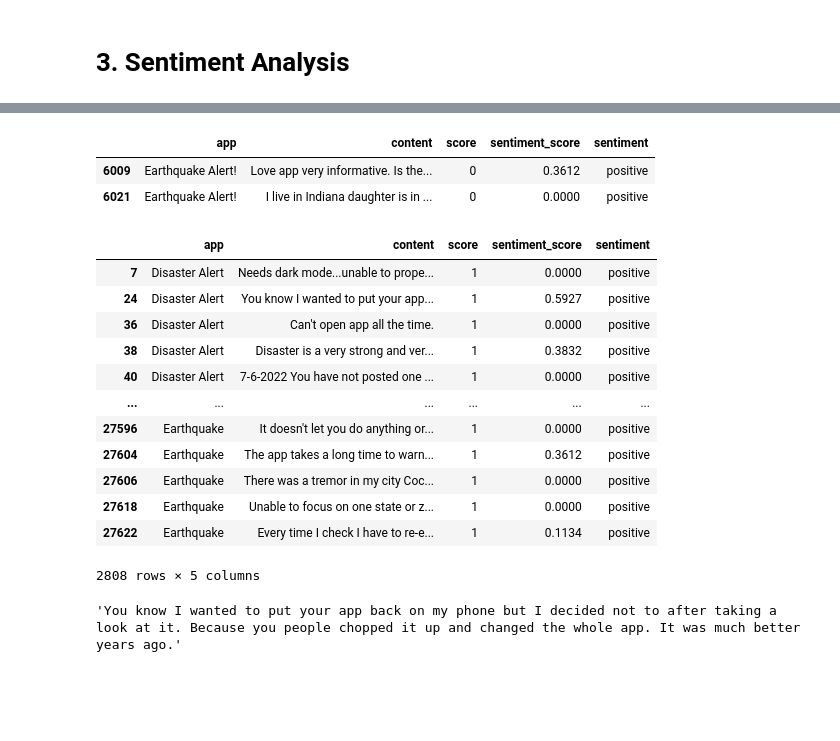
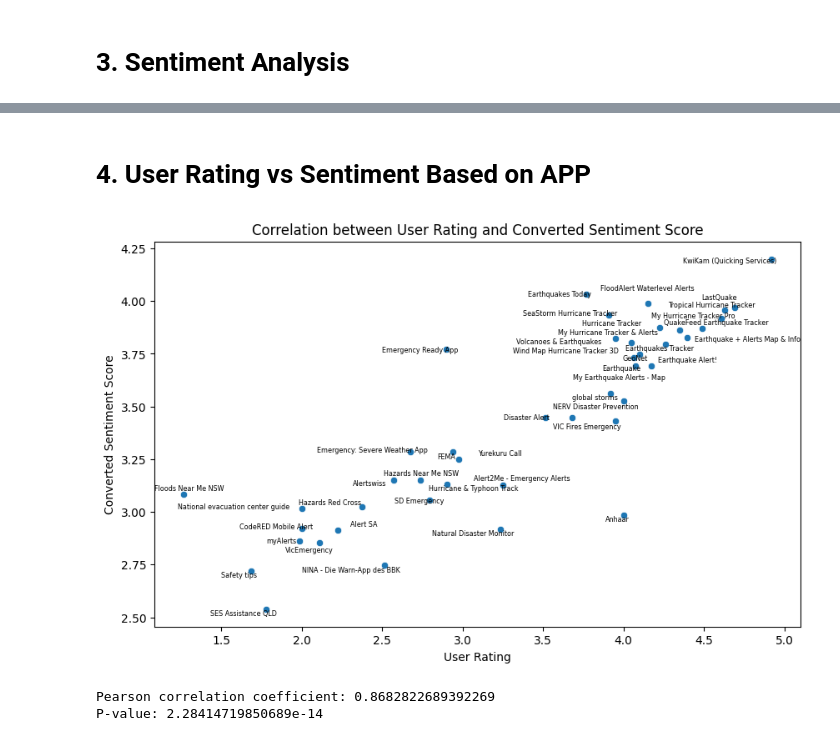
Before and after one commit to Syukrondzeko/natural-disaster-app-review-analysis, a Jupyter notebook: notebook/6. Sentiment Analysis.ipynb, the cells around one changed output, grey strips where cells are left out. Drawn from its saved outputs; the diff is of its cells as text; code cells hidden in the pictures; blank space fills up the shorter version.

```diff
--- a/notebook/6. Sentiment Analysis.ipynb
+++ b/notebook/6. Sentiment Analysis.ipynb
@@ -104,26 +86,2 @@ df.groupby(['score', 'sentiment']).count()
-# %%
-df[df.score == 0]
-# %% [output]
-|  | app | content | score | sentiment_score | sentiment |
-| 6009 | Earthquake Alert! | Love app very informative. Is the... | 0 | 0.3612 | positive |
-| 6021 | Earthquake Alert! | I live in Indiana daughter is in ... | 0 | 0.0000 | positive |
-# %%
-df[(df.score == 1)&(df.sentiment == 'positive')]
-# %% [output]
-|  | app | content | score | sentiment_score | sentiment |
-| 7 | Disaster Alert | Needs dark mode...unable to prope... | 1 | 0.0000 | positive |
-| 24 | Disaster Alert | You know I wanted to put your app... | 1 | 0.5927 | positive |
-| 36 | Disaster Alert | Can't open app all the time. | 1 | 0.0000 | positive |
-| 38 | Disaster Alert | Disaster is a very strong and ver... | 1 | 0.3832 | positive |
-| 40 | Disaster Alert | 7-6-2022 You have not posted one ... | 1 | 0.0000 | positive |
-| ... | ... | ... | ... | ... | ... |
-| 27596 | Earthquake | It doesn't let you do anything or... | 1 | 0.0000 | positive |
-| 27604 | Earthquake | The app takes a long time to warn... | 1 | 0.3612 | positive |
-| 27606 | Earthquake | There was a tremor in my city Coc... | 1 | 0.0000 | positive |
-| 27618 | Earthquake | Unable to focus on one state or z... | 1 | 0.0000 | positive |
-| 27622 | Earthquake | Every time I check I have to re-e... | 1 | 0.1134 | positive |
-2808 rows × 5 columns
-# %%
-df[(df.score == 1)&(df.sentiment == 'positive')].iloc[1].content
-# %% [output]
-'You know I wanted to put your app back on my phone but I decided not to after taking a look at it. Because you people chopped it up and changed the whole app. It was much better years ago.'
+# %% [markdown]
+# 4. User Rating vs Sentiment Based on APP
@@ -129,0 +90,46 @@ df[(df.score == 1)&(df.sentiment == 'positive')].iloc[1].content
+# %%
+import seaborn as sns
+import matplotlib.pyplot as plt
+from adjustText import adjust_text
+
+df['converted_sentiment_score'] = df['sentiment_score'].apply(lambda x: ((x + 1) / 2) * 4 + 1)
+sentiment_analysis_df = df[['app', 'score', 'converted_sentiment_score']].groupby('app').mean().reset_index()
+
+# Set the size of the plot
+plt.figure(figsize=(10, 6))
+
+# Create scatter plot
+plot = sns.scatterplot(data=sentiment_analysis_df, x='score', y='converted_sentiment_score')
+
+# Initialize an empty list to store text objects
+texts = []
+
+# Add texts to the plot without drawing arrows
+for i in range(sentiment_analysis_df.shape[0]):
+    texts.append(plot.text(sentiment_analysis_df.score[i]+0.01, sentiment_analysis_df.converted_sentiment_score[i],
+                           sentiment_analysis_df.app[i], horizontalalignment='left', size='xx-small', color='black', weight='normal'))
+
+# Use adjust_text to prevent overlap, without arrows
+adjust_text(texts, expand_points=(1.2, 1.2))
+
+plt.title('Correlation between User Rating and Converted Sentiment Score')
+plt.xlabel('User Rating')
+plt.ylabel('Converted Sentiment Score')
+
+plt.show()
+# %% [output]
+[figure, added]
+# %%
+from scipy import stats
+
+score = sentiment_analysis_df['score']
+converted_sentiment_score = sentiment_analysis_df['converted_sentiment_score']
+
+# Calculate the Pearson correlation coefficient and p-value
+correlation_coefficient, p_value = stats.pearsonr(score, converted_sentiment_score)
+
+print(f'Pearson correlation coefficient: {correlation_coefficient}')
+print(f'P-value: {p_value}')
+# %% [output]
+Pearson correlation coefficient: 0.8682822689392269
+P-value: 2.28414719850689e-14
```
Also changed, not shown: parts of 14 cells of this notebook, 1 other file.
